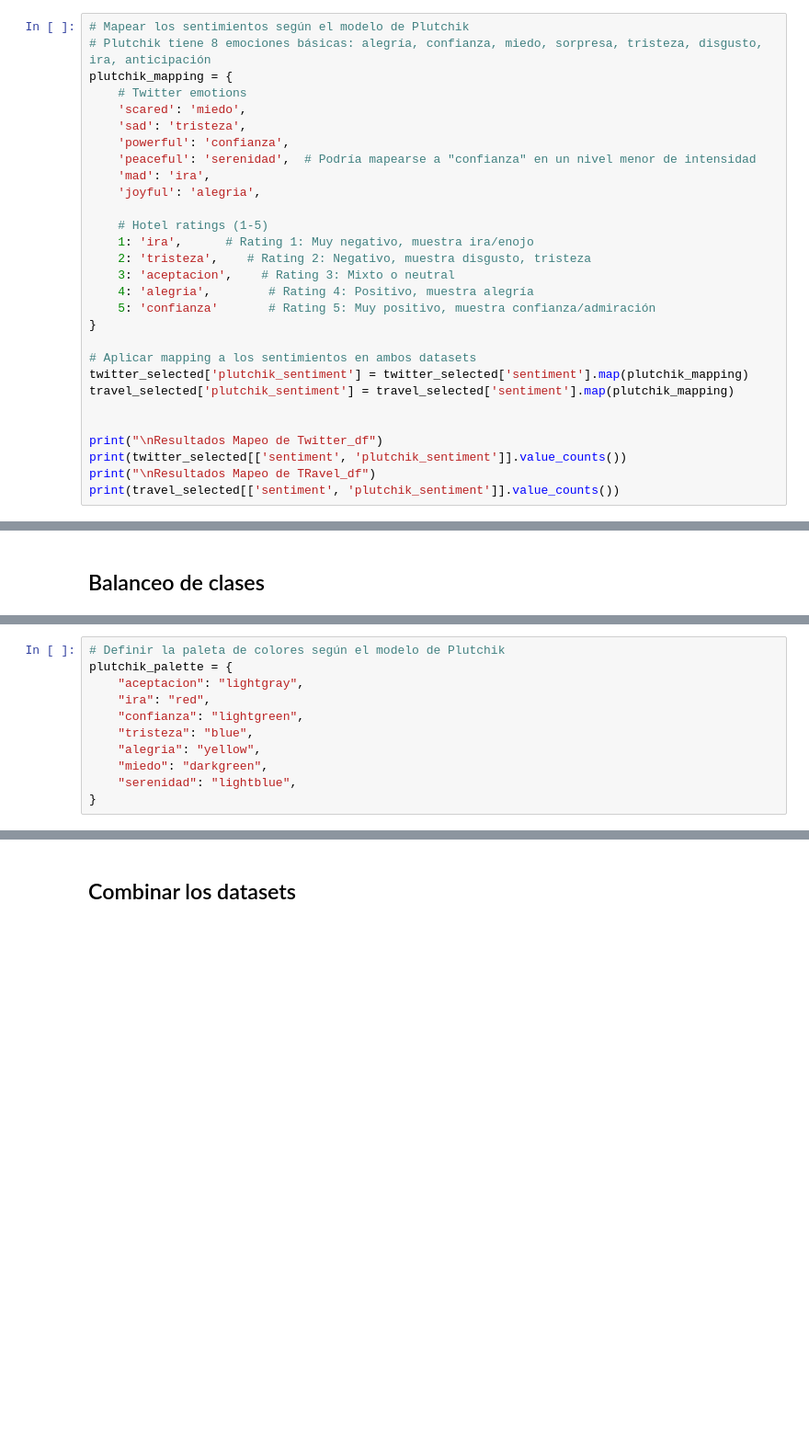
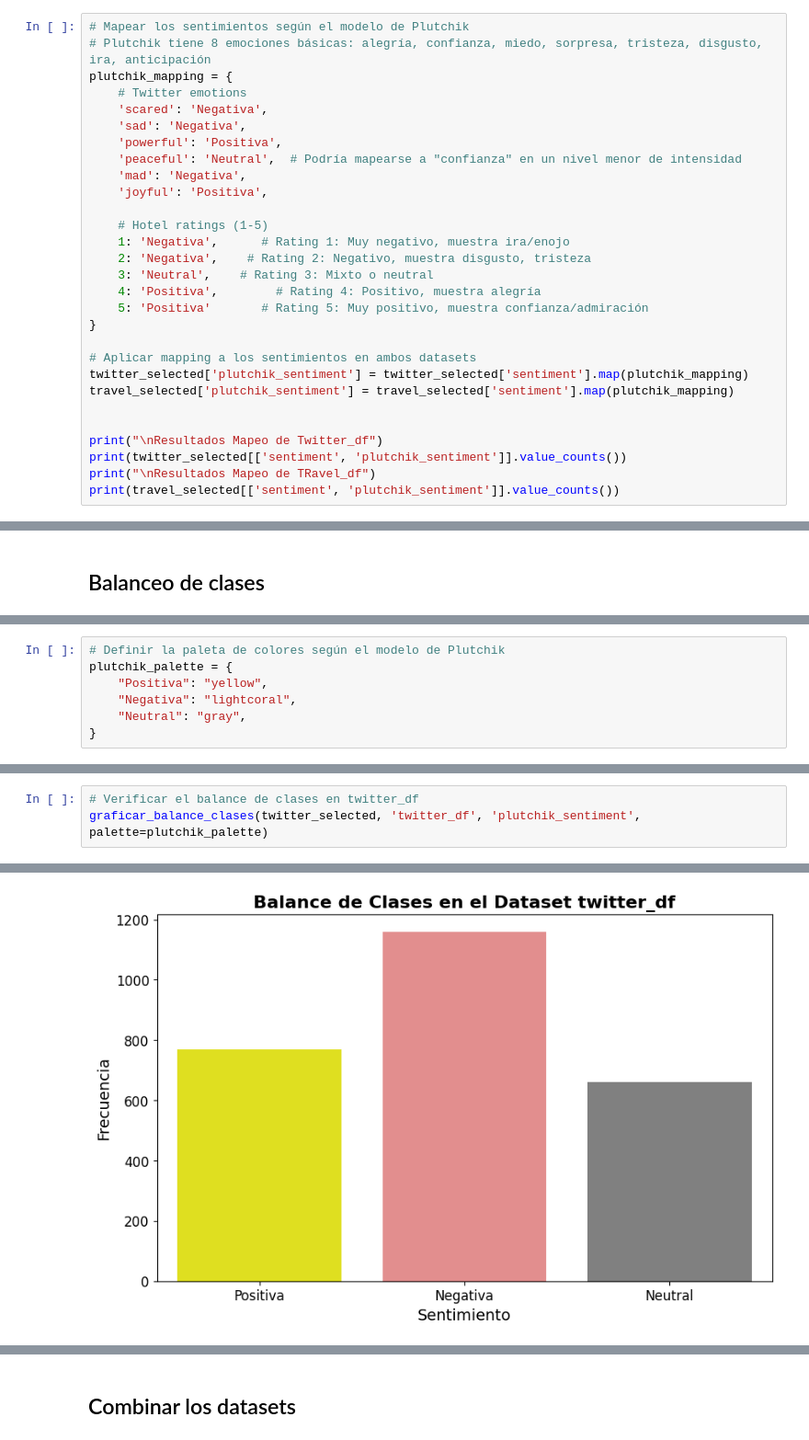
Before and after one commit to andersonjalvarado/P1-SENTIMENT-IA, a Jupyter notebook: Implementacion.ipynb, the cells around one changed output, grey strips where cells are left out. Shown at 92% size. Cells and saved outputs as stored; diff of their text form; blank space fills up the shorter version.

```diff
--- a/Implementacion.ipynb
+++ b/Implementacion.ipynb
@@ -196,19 +215,19 @@ display(travel_selected[travel_selected['sentiment'] == 5].head(2))
 # Plutchik tiene 8 emociones básicas: alegría, confianza, miedo, sorpresa, tristeza, disgusto, ira, anticipación
 plutchik_mapping = {
     # Twitter emotions
-    'scared': 'miedo',
-    'sad': 'tristeza',
-    'powerful': 'confianza',
-    'peaceful': 'serenidad',  # Podría mapearse a "confianza" en un nivel menor de intensidad
-    'mad': 'ira',
-    'joyful': 'alegria',
+    'scared': 'Negativa',
+    'sad': 'Negativa',
+    'powerful': 'Positiva',
+    'peaceful': 'Neutral',  # Podría mapearse a "confianza" en un nivel menor de intensidad
+    'mad': 'Negativa',
+    'joyful': 'Positiva',
 
     # Hotel ratings (1-5)
-    1: 'ira',      # Rating 1: Muy negativo, muestra ira/enojo
-    2: 'tristeza',    # Rating 2: Negativo, muestra disgusto, tristeza
-    3: 'aceptacion',    # Rating 3: Mixto o neutral
-    4: 'alegria',        # Rating 4: Positivo, muestra alegría
-    5: 'confianza'       # Rating 5: Muy positivo, muestra confianza/admiración
+    1: 'Negativa',      # Rating 1: Muy negativo, muestra ira/enojo
+    2: 'Negativa',    # Rating 2: Negativo, muestra disgusto, tristeza
+    3: 'Neutral',    # Rating 3: Mixto o neutral
+    4: 'Positiva',        # Rating 4: Positivo, muestra alegría
+    5: 'Positiva'       # Rating 5: Muy positivo, muestra confianza/admiración
 }
 
 # Aplicar mapping a los sentimientos en ambos datasets
@@ -244,11 +329,7 @@ Name: count, dtype: int64
 # %%
 # Definir la paleta de colores según el modelo de Plutchik
 plutchik_palette = {
-    "aceptacion": "lightgray",
-    "ira": "red",
-    "confianza": "lightgreen",
-    "tristeza": "blue",
-    "alegria": "yellow",
-    "miedo": "darkgreen",
-    "serenidad": "lightblue",
+    "Positiva": "yellow",
+    "Negativa": "lightcoral",
+    "Neutral": "gray",
 }
@@ -338,0 +336,4 @@ travel_selected = pd.concat([travel_alegria, travel_tristeza, travel_confianza,
+# %%
+# Verificar el balance de clases en twitter_df
+graficar_balance_clases(twitter_selected, 'twitter_df', 'plutchik_sentiment', palette=plutchik_palette)
+# %% [output]
@@ -338,0 +346 @@ travel_selected = pd.concat([travel_alegria, travel_tristeza, travel_confianza,
+[figure, added]
```
Also changed, not shown: parts of 33 cells of this notebook.
